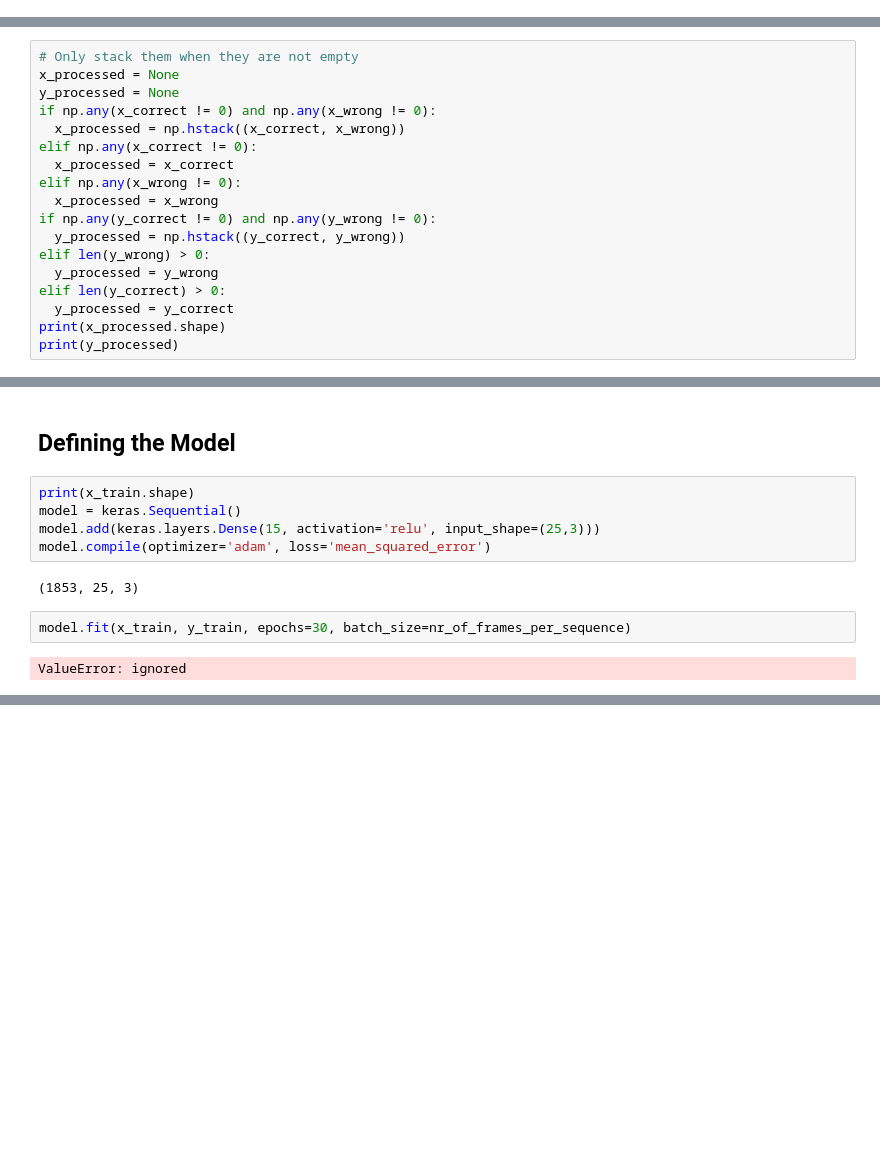
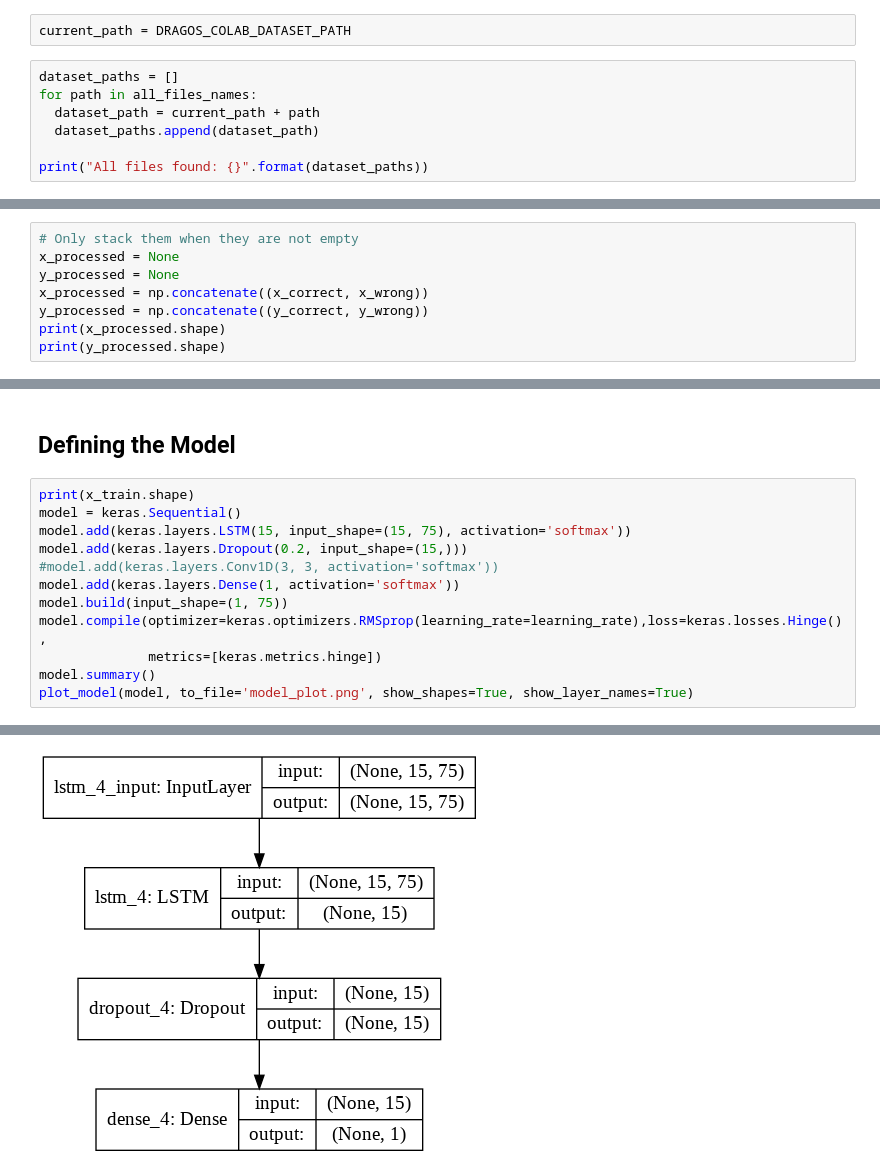
Before and after one commit to Gabor132/QuarantineSportsClassifier, a Jupyter notebook: src/QuarantineSports.ipynb, the cells around one changed output, grey strips where cells are left out. Saved outputs shown, nothing was run; the diff lists cells and outputs as text; blank space fills up the shorter version.

Commit message:
Continued working on finding a proper model

```diff
--- a/src/QuarantineSports.ipynb
+++ b/src/QuarantineSports.ipynb
@@ -27,0 +30,9 @@ df = pd.read_json(dataset_path)
+# %%
+current_path = DRAGOS_COLAB_DATASET_PATH
+# %%
+dataset_paths = []
+for path in all_files_names:
+  dataset_path = current_path + path
+  dataset_paths.append(dataset_path)
+
+print("All files found: {}".format(dataset_paths))
@@ -115,18 +160,8 @@ After reshaping
 # Only stack them when they are not empty
 x_processed = None
 y_processed = None
-if np.any(x_correct != 0) and np.any(x_wrong != 0):
-  x_processed = np.hstack((x_correct, x_wrong))
-elif np.any(x_correct != 0):
-  x_processed = x_correct
-elif np.any(x_wrong != 0):
-  x_processed = x_wrong
-if np.any(y_correct != 0) and np.any(y_wrong != 0):
-  y_processed = np.hstack((y_correct, y_wrong))
-elif len(y_wrong) > 0:
-  y_processed = y_wrong
-elif len(y_correct) > 0:
-  y_processed = y_correct
+x_processed = np.concatenate((x_correct, x_wrong))
+y_processed = np.concatenate((y_correct, y_wrong))
 print(x_processed.shape)
-print(y_processed)
+print(y_processed.shape)
 # %% [output]
@@ -142,13 +177,15 @@ Number of training Frame Sets 1853 and number of testing Frame sets 464
 # %% [markdown]
 ## Defining the Model
-# %%
-print(x_train.shape)
-model = keras.Sequential()
-model.add(keras.layers.Dense(15, activation='relu', input_shape=(25,3)))
-model.compile(optimizer='adam', loss='mean_squared_error')
-# %% [output]
-(1853, 25, 3)
-# %%
-model.fit(x_train, y_train, epochs=30, batch_size=nr_of_frames_per_sequence)
-# %% [output]
-ValueError: ignored
+# %%
+print(x_train.shape)
+model = keras.Sequential()
+model.add(keras.layers.LSTM(15, input_shape=(15, 75), activation='softmax'))
+model.add(keras.layers.Dropout(0.2, input_shape=(15,)))
+#model.add(keras.layers.Conv1D(3, 3, activation='softmax'))
+model.add(keras.layers.Dense(1, activation='softmax'))
+model.build(input_shape=(1, 75))
+model.compile(optimizer=keras.optimizers.RMSprop(learning_rate=learning_rate),loss=keras.losses.Hinge(),
+              metrics=[keras.metrics.hinge])
+model.summary()
+plot_model(model, to_file='model_plot.png', show_shapes=True, show_layer_names=True)
+# %% [output]
@@ -154,0 +207 @@ ValueError: ignored
+[figure, added]
```
Also changed, not shown: parts of 14 cells of this notebook.
